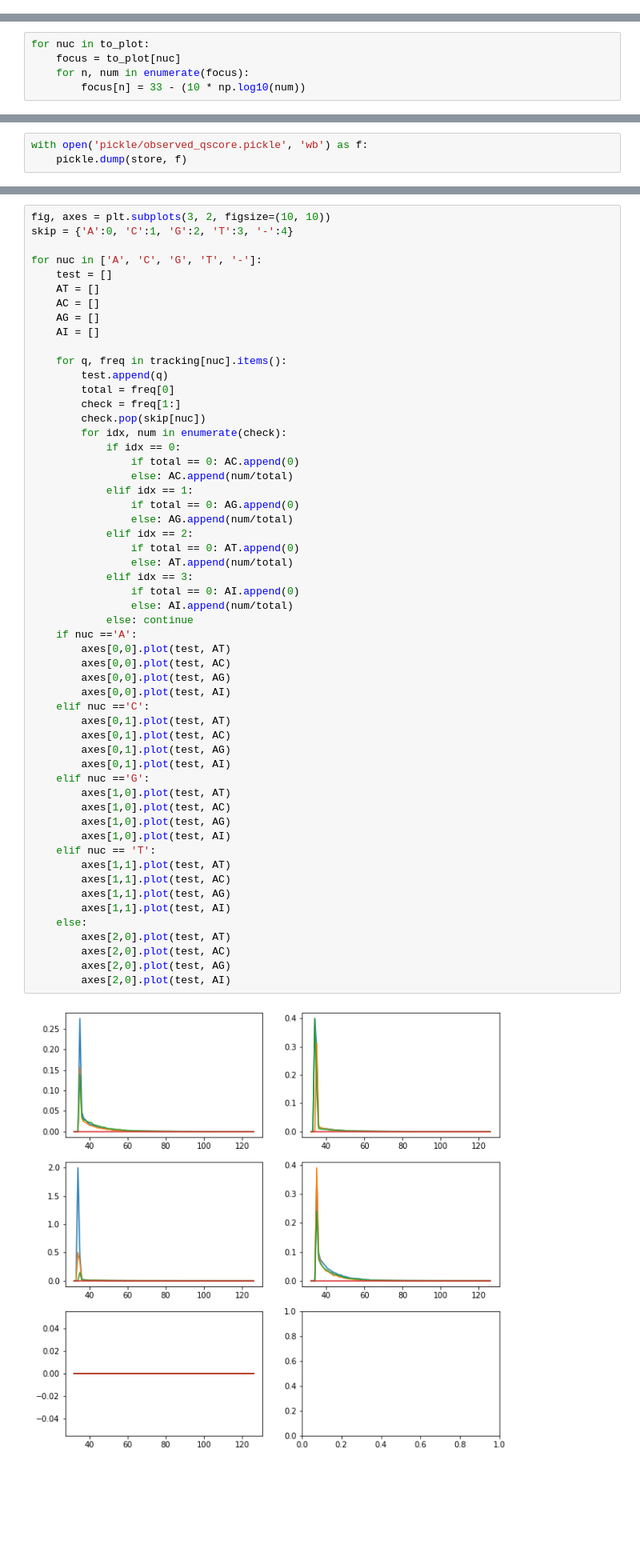
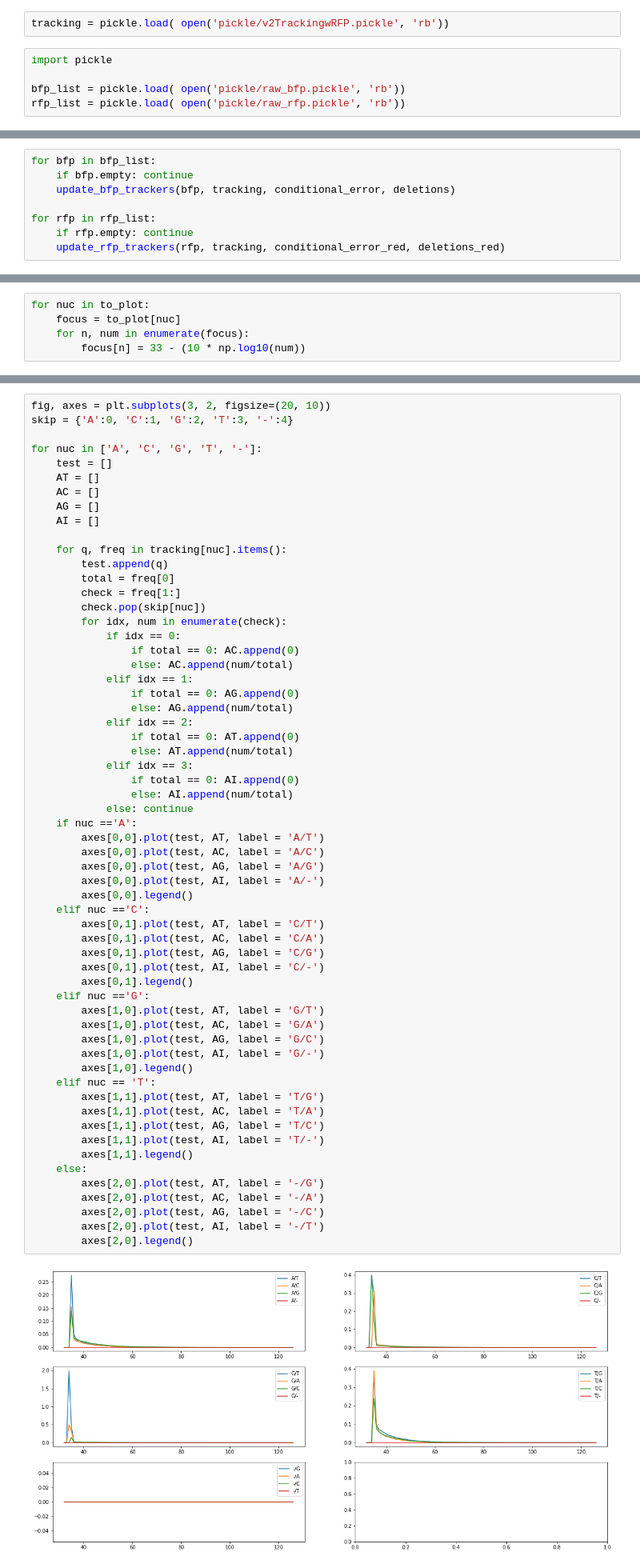
Before and after one commit to Davidebear/mutalib, a Jupyter notebook: EM.ipynb, the cells around one changed output, grey strips where cells are left out. Shown at 80% size. Drawn from its saved outputs; the diff is of its cells as text; blank space fills up the shorter version.

```diff
--- a/EM.ipynb
+++ b/EM.ipynb
@@ -167,0 +418,7 @@ Obtain the frequency of correct vs error
+# %%
+tracking = pickle.load( open('pickle/v2TrackingwRFP.pickle', 'rb'))
+# %%
+import pickle
+
+bfp_list = pickle.load( open('pickle/raw_bfp.pickle', 'rb'))
+rfp_list = pickle.load( open('pickle/raw_rfp.pickle', 'rb'))
@@ -254,0 +585,8 @@ for rfp in rfp_list:
+# %%
+for bfp in bfp_list:
+    if bfp.empty: continue
+    update_bfp_trackers(bfp, tracking, conditional_error, deletions)
+
+for rfp in rfp_list:
+    if rfp.empty: continue
+    update_rfp_trackers(rfp, tracking, conditional_error_red, deletions_red)
@@ -321,6 +705,3 @@ store = pd.DataFrame(to_plot, index=np.arange(35, 127))
-# %%
-with open('pickle/observed_qscore.pickle', 'wb') as f:
-    pickle.dump(store, f)
 # %%
 test = []
 AT = []
@@ -356,5 +738,5 @@ IndentationError: unexpected indent (837858696.py, line 2)
 # %%
-fig, axes = plt.subplots(3, 2, figsize=(10, 10))
+fig, axes = plt.subplots(3, 2, figsize=(20, 10))
 skip = {'A':0, 'C':1, 'G':2, 'T':3, '-':4}
 
 for nuc in ['A', 'C', 'G', 'T', '-']:
@@ -362,54 +744,59 @@ for nuc in ['A', 'C', 'G', 'T', '-']:
     AT = []
     AC = []
     AG = []
     AI = []
 
     for q, freq in tracking[nuc].items():
         test.append(q)
         total = freq[0]
         check = freq[1:]
         check.pop(skip[nuc])
         for idx, num in enumerate(check):
             if idx == 0:
                 if total == 0: AC.append(0)
                 else: AC.append(num/total)
             elif idx == 1:
                 if total == 0: AG.append(0)
                 else: AG.append(num/total)
             elif idx == 2:
                 if total == 0: AT.append(0)
                 else: AT.append(num/total)
             elif idx == 3:
                 if total == 0: AI.append(0)
                 else: AI.append(num/total)
             else: continue
     if nuc =='A':
-        axes[0,0].plot(test, AT)
-        axes[0,0].plot(test, AC)
-        axes[0,0].plot(test, AG)
-        axes[0,0].plot(test, AI)
+        axes[0,0].plot(test, AT, label = 'A/T')
+        axes[0,0].plot(test, AC, label = 'A/C')
+        axes[0,0].plot(test, AG, label = 'A/G')
+        axes[0,0].plot(test, AI, label = 'A/-')
+        axes[0,0].legend()
     elif nuc =='C':
-        axes[0,1].plot(test, AT)
-        axes[0,1].plot(test, AC)
-        axes[0,1].plot(test, AG)
-        axes[0,1].plot(test, AI)
+        axes[0,1].plot(test, AT, label = 'C/T')
+        axes[0,1].plot(test, AC, label = 'C/A')
+        axes[0,1].plot(test, AG, label = 'C/G')
+        axes[0,1].plot(test, AI, label = 'C/-')
+        axes[0,1].legend()
     elif nuc =='G':
-        axes[1,0].plot(test, AT)
-        axes[1,0].plot(test, AC)
-        axes[1,0].plot(test, AG)
-        axes[1,0].plot(test, AI)
+        axes[1,0].plot(test, AT, label = 'G/T')
+        axes[1,0].plot(test, AC, label = 'G/A')
+        axes[1,0].plot(test, AG, label = 'G/C')
+        axes[1,0].plot(test, AI, label = 'G/-')
+        axes[1,0].legend()
     elif nuc == 'T':
-        axes[1,1].plot(test, AT)
-        axes[1,1].plot(test, AC)
-        axes[1,1].plot(test, AG)
-        axes[1,1].plot(test, AI)
+        axes[1,1].plot(test, AT, label = 'T/G')
+        axes[1,1].plot(test, AC, label = 'T/A')
+        axes[1,1].plot(test, AG, label = 'T/C')
+        axes[1,1].plot(test, AI, label = 'T/-')
+        axes[1,1].legend()
     else:
-        axes[2,0].plot(test, AT)
-        axes[2,0].plot(test, AC)
-        axes[2,0].plot(test, AG)
-        axes[2,0].plot(test, AI)
+        axes[2,0].plot(test, AT, label = '-/G')
+        axes[2,0].plot(test, AC, label = '-/A')
+        axes[2,0].plot(test, AG, label = '-/C')
+        axes[2,0].plot(test, AI, label = '-/T')
+        axes[2,0].legend()
 # %% [output]
-[figure, old version]
+[figure, new version]
 # %%
 tracking = pickle.load( open('pickle/v2TrackingwRFP.pickle', 'rb'))
 # %% [markdown]
```
Also changed, not shown: parts of 34 cells of this notebook, 5 other files.
